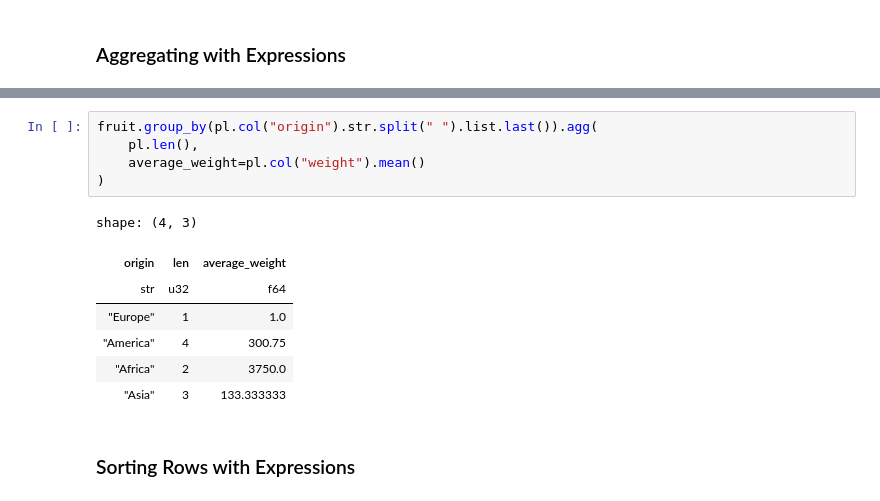
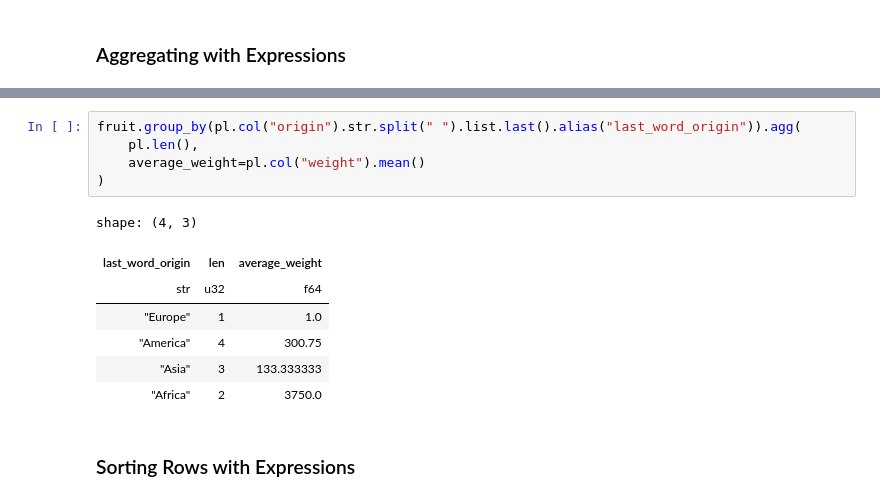
Before and after one commit to PeiGuancheng/python-polars-the-definitive-guide, a Jupyter notebook: ch07.ipynb, the cells around one changed output, grey strips where cells are left out. Cells and saved outputs as stored; diff of their text form.

```diff
--- a/ch07.ipynb
+++ b/ch07.ipynb
@@ -92,16 +103,16 @@ shape: (2, 5)
 # %%
-fruit.group_by(pl.col("origin").str.split(" ").list.last()).agg(
+fruit.group_by(pl.col("origin").str.split(" ").list.last().alias("last_word_origin")).agg(
     pl.len(),
     average_weight=pl.col("weight").mean()
 )
 # %% [output]
 shape: (4, 3)
-| origin | len | average_weight |
+| last_word_origin | len | average_weight |
 | str | u32 | f64 |
 | "Europe" | 1 | 1.0 |
 | "America" | 4 | 300.75 |
+| "Asia" | 3 | 133.333333 |
 | "Africa" | 2 | 3750.0 |
-| "Asia" | 3 | 133.333333 |
 # %% [markdown]
 ### Sorting Rows with Expressions
 # %%
```
Also changed, not shown: parts of 22 cells of this notebook, 4 other files.
